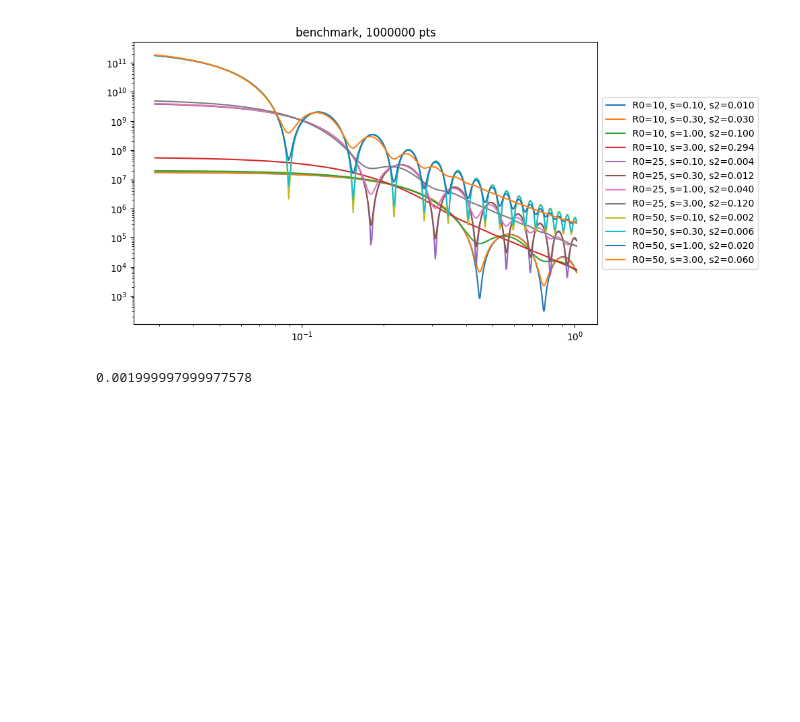
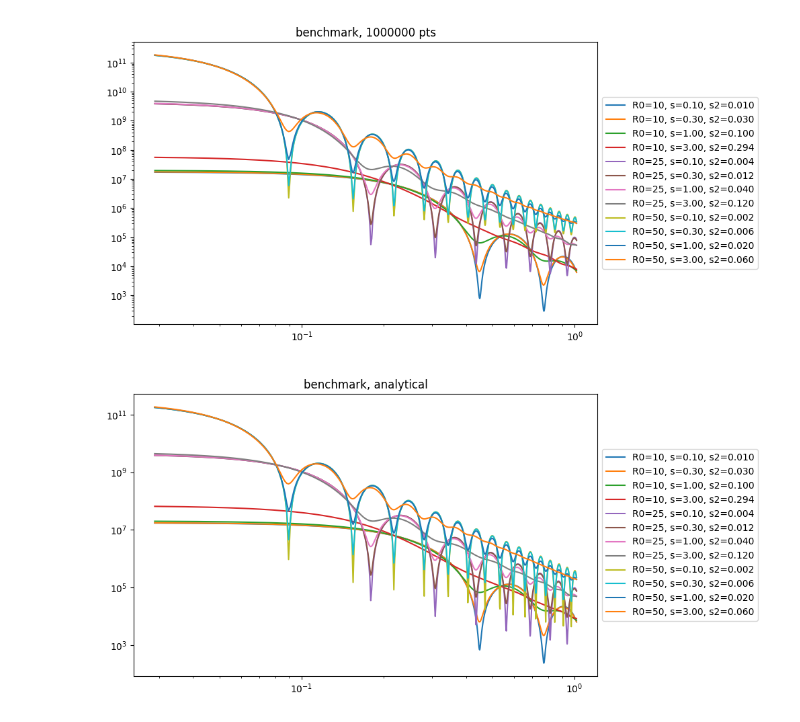
Before and after one commit to anatoli-ulmer/CDEF, a Jupyter notebook: benchmark/benchmark.ipynb, the cells around one changed output. Cells and saved outputs as stored; diff of their text form; code cells hidden in the pictures; blank space fills up the shorter version.

Commit message:
save benchmark results

```diff
--- a/benchmark/benchmark.ipynb
+++ b/benchmark/benchmark.ipynb
@@ -326,6 +326,7 @@ N_C, mean, sigma, c0 =  30e-7, 50, 2, 0
 inital_guess = N_C, mean, sigma, c0
 sigma2 = np.sqrt(np.log(sigma**2/mean**2 + 1))
 
+# load data just to get realistic q range
 data = np.loadtxt("/messung/kmc/daten/2025/25_kw32/saxs_25_kw32/hdf_fcm_2025kw32_00097_Sample-Y_-8.0_Sample-X_44.7.dat")
 q = data[:,0]
 # q = unitscattering[:,0]
@@ -344,7 +345,7 @@ for mean in [10, 25, 50]:
         polyscattering = np.column_stack([polyscattering, np.sqrt(polyscattering[:, 1])])
 
         np.savetxt(
-            f"benchmark_R{mean:.0f}_s{sigma:.1f}_s2{sigma2:.2g}.dat",
+            f"benchmark_R{mean:.0f}_std{sigma:.1f}_sigma{sigma2:.2g}.dat",
             polyscattering,
             fmt="%.6e\t%.6e\t%.6e",  # control formatting
             header="q\tI\tIerr",
@@ -359,11 +360,45 @@ plt.legend(
 plt.tight_layout()
 # %% [output]
 [figure]
-# %%
-E = 50 #expectation value
-VAR = 0.1**2 #variance
-#parameters of normal-distributed log(particle size)
-sigma2 = np.sqrt(np.log(VAR/E**2 + 1))
-print(sigma2)
-# %% [output]
-0.001999997999977578
+# %%
+N = 1000000
+
+distribution = 'lognormal'
+N_C, mean, sigma, c0 =  30e-7, 50, 2, 0
+inital_guess = N_C, mean, sigma, c0
+sigma2 = np.sqrt(np.log(sigma**2/mean**2 + 1))
+
+# load data just to get realistic q range
+data = np.loadtxt("/messung/kmc/daten/2025/25_kw32/saxs_25_kw32/hdf_fcm_2025kw32_00097_Sample-Y_-8.0_Sample-X_44.7.dat")
+q = data[:,0]
+# q = unitscattering[:,0]
+
+plt.figure(figsize=(10,5))
+
+for mean in [10, 25, 50]:
+    for sigma in [.1, .3, 1, 3]:
+
+        sigma2 = np.sqrt(np.log(sigma**2/mean**2 + 1))
+        # unitscattering = sphere_curve(1, N)
+        polyscattering = CDEF.scattering_poly(analyticalsphere, q, mean, sigma, 1000, distribution=distribution)
+
+        plt.loglog(polyscattering[:,0], polyscattering[:,1], label=f'R0={mean:.0f}, s={sigma:.2f}, s2={sigma2:.3f}')
+
+        polyscattering = np.column_stack([polyscattering, np.sqrt(polyscattering[:, 1])])
+
+        np.savetxt(
+            f"benchmark_analytical_R{mean:.0f}_std{sigma:.1f}_sigma{sigma2:.2g}.dat",
+            polyscattering,
+            fmt="%.6e\t%.6e\t%.6e",  # control formatting
+            header="q\tI\tIerr",
+            comments="#"                    # ensure header starts with '#'
+        )
+
+plt.title(f"benchmark, analytical")
+plt.legend(
+    loc="center left",           # position relative to the bounding box
+    bbox_to_anchor=(1, 0.5)      # (x, y) coordinates relative to axes
+)
+plt.tight_layout()
+# %% [output]
+[figure, added]
```
Also changed, not shown: parts of 3 cells of this notebook, 32 other files.
